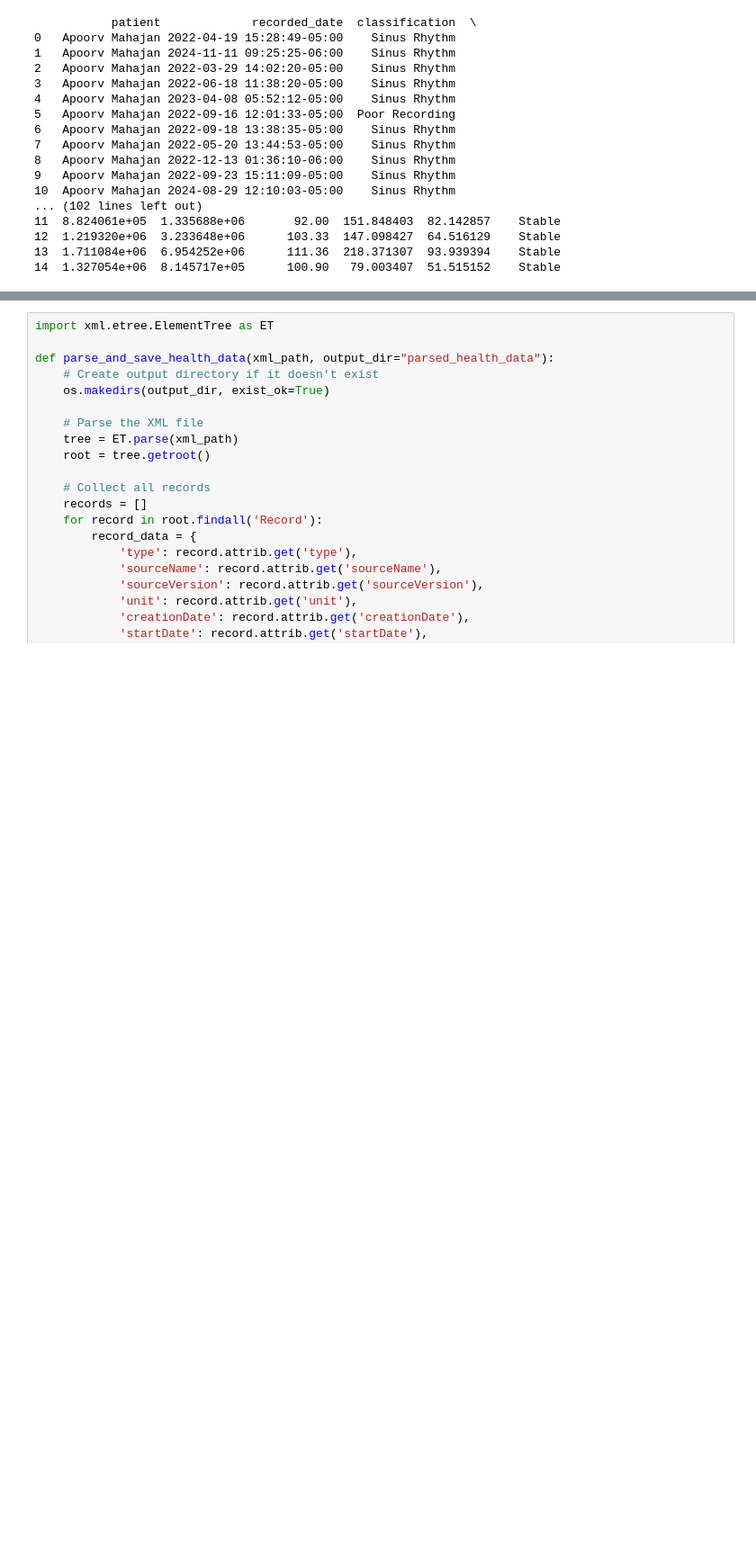
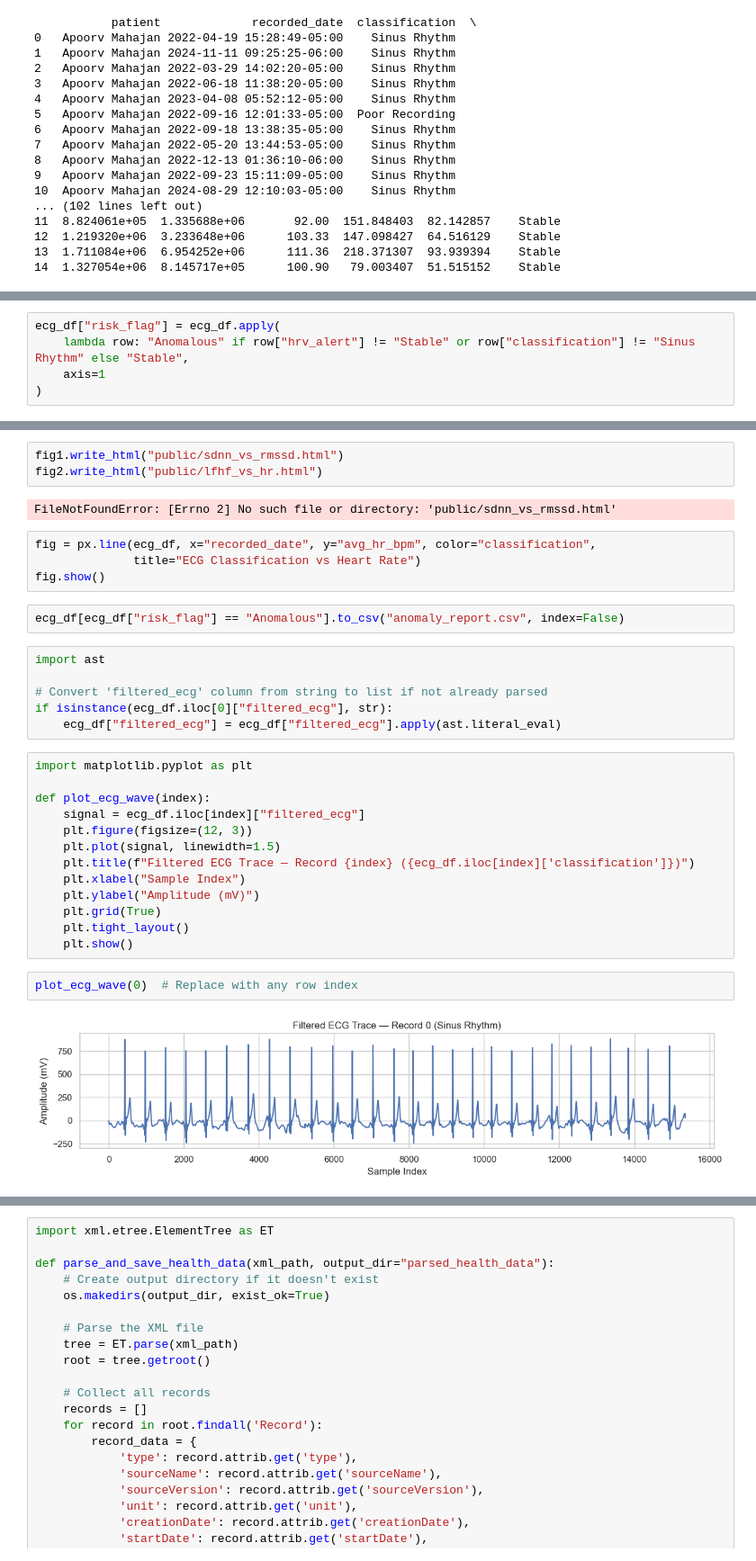
Before and after one commit to disha295/Wearable, a Jupyter notebook: app.ipynb, the cells around one changed output, grey strips where cells are left out. Shown at 90% size. Drawn from its saved outputs; the diff is of its cells as text; blank space fills up the shorter version.

```diff
--- a/app.ipynb
+++ b/app.ipynb
@@ -450,0 +537,5 @@ print(ecg_df)
+# %%
+ecg_df["risk_flag"] = ecg_df.apply(
+    lambda row: "Anomalous" if row["hrv_alert"] != "Stable" or row["classification"] != "Sinus Rhythm" else "Stable",
+    axis=1
+)
@@ -450,0 +596,34 @@ print(ecg_df)
+# %%
+fig1.write_html("public/sdnn_vs_rmssd.html")
+fig2.write_html("public/lfhf_vs_hr.html")
+# %% [output]
+FileNotFoundError: [Errno 2] No such file or directory: 'public/sdnn_vs_rmssd.html'
+# %%
+fig = px.line(ecg_df, x="recorded_date", y="avg_hr_bpm", color="classification",
+              title="ECG Classification vs Heart Rate")
+fig.show()
+# %%
+ecg_df[ecg_df["risk_flag"] == "Anomalous"].to_csv("anomaly_report.csv", index=False)
+# %%
+import ast
+
+# Convert 'filtered_ecg' column from string to list if not already parsed
+if isinstance(ecg_df.iloc[0]["filtered_ecg"], str):
+    ecg_df["filtered_ecg"] = ecg_df["filtered_ecg"].apply(ast.literal_eval)
+# %%
+import matplotlib.pyplot as plt
+
+def plot_ecg_wave(index):
+    signal = ecg_df.iloc[index]["filtered_ecg"]
+    plt.figure(figsize=(12, 3))
+    plt.plot(signal, linewidth=1.5)
+    plt.title(f"Filtered ECG Trace — Record {index} ({ecg_df.iloc[index]['classification']})")
+    plt.xlabel("Sample Index")
+    plt.ylabel("Amplitude (mV)")
+    plt.grid(True)
+    plt.tight_layout()
+    plt.show()
+# %%
+plot_ecg_wave(0)  # Replace with any row index
+# %% [output]
+[figure, added]
```
Also changed, not shown: parts of 14 cells of this notebook, 9 other files.
